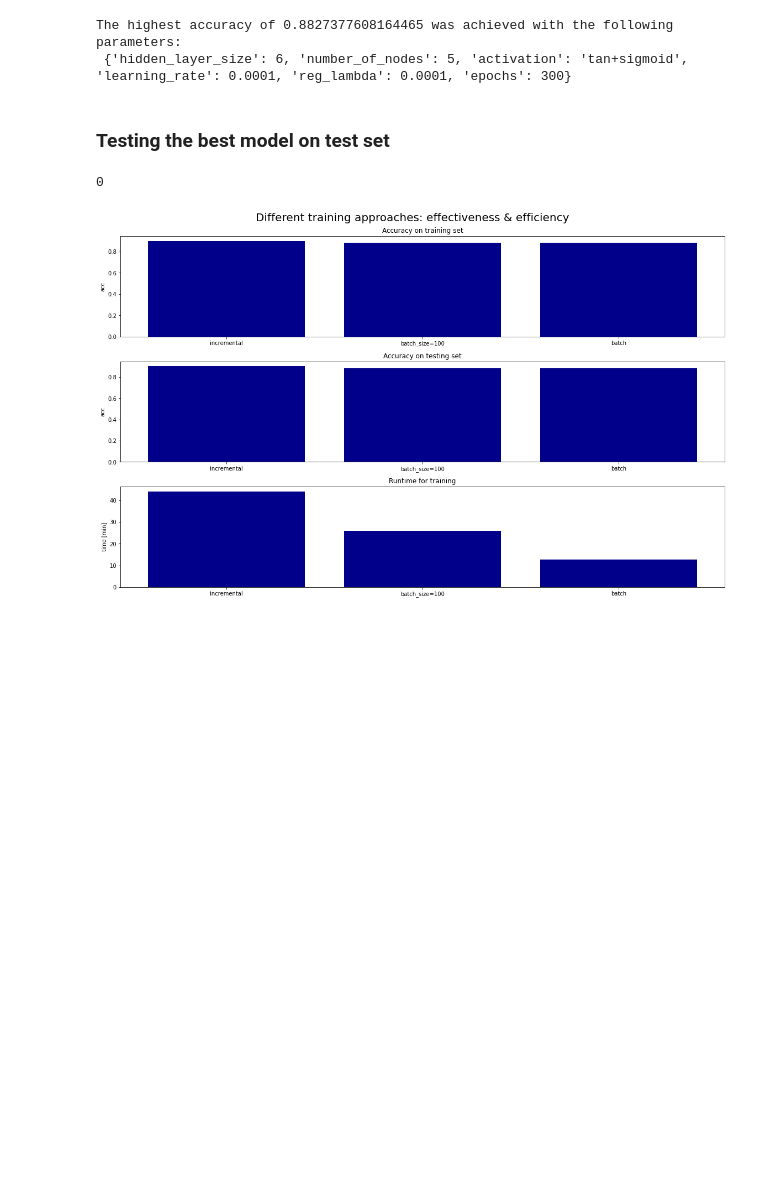
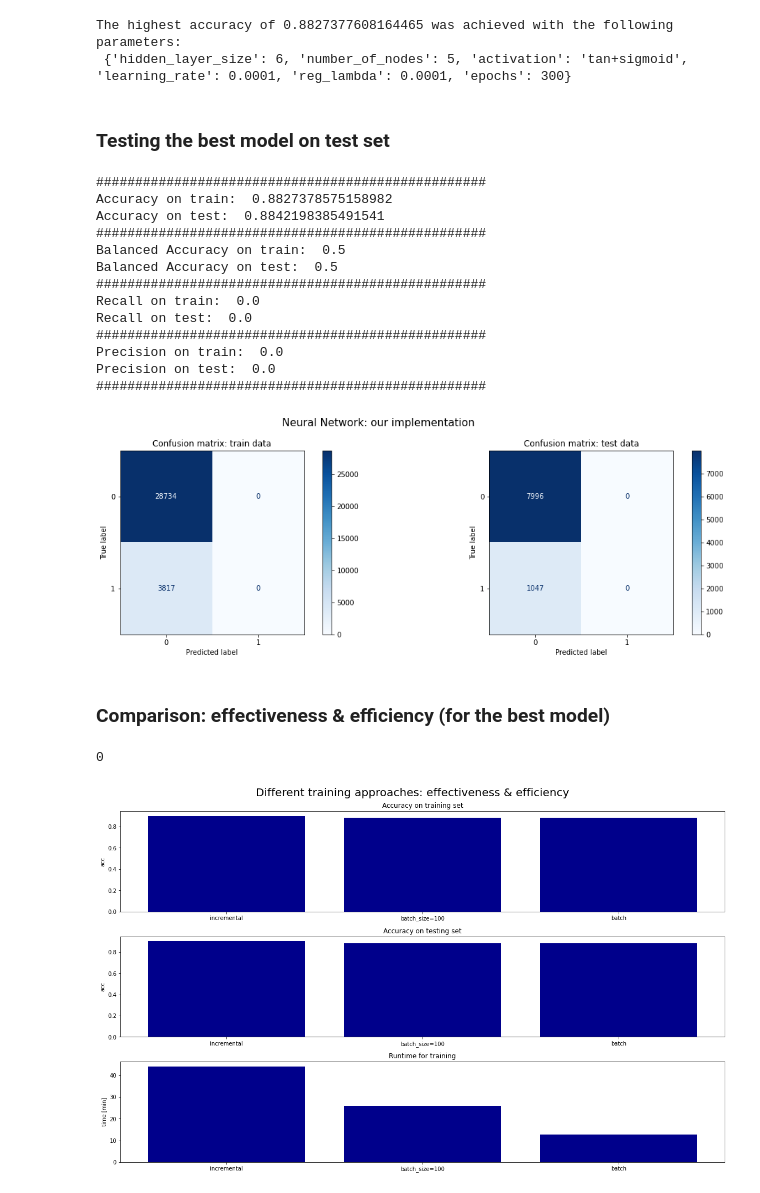
Before and after one commit to nadiaverdha/MachineLearningEx2, a Jupyter notebook: Ex2_bank.ipynb, the cells around one changed output. Cells and saved outputs as stored; diff of their text form; code cells hidden in the pictures; blank space fills up the shorter version.

```diff
--- a/Ex2_bank.ipynb
+++ b/Ex2_bank.ipynb
@@ -344,25 +344,43 @@ The highest accuracy of 0.8827377608164465 was achieved with the following param
 # %%
 seed = 1234
 net = Network()
 net.add(FCLayer(13, 5,seed =  seed))
 net.add(ActivationLayer(tanh, tanh_prime))
 net.add(FCLayer(5, 5,seed =  seed))
 net.add(ActivationLayer(tanh, tanh_prime))
 net.add(FCLayer(5, 5,seed =  seed))
 net.add(ActivationLayer(tanh, tanh_prime))
 net.add(FCLayer(5, 5,seed =  seed))
 net.add(ActivationLayer(tanh, tanh_prime))
 net.add(FCLayer(5, 5,seed =  seed))
 net.add(ActivationLayer(tanh, tanh_prime))
 net.add(FCLayer(5, 5,seed =  seed))
 net.add(ActivationLayer(tanh, tanh_prime))
 net.add(FCLayer(5, 5,seed =  seed))
 net.add(ActivationLayer(tanh, tanh_prime))
 net.add(FCLayer(5, 2,seed =  seed))
 net.add(ActivationLayer(sigmoid, sigmoid_prime))
 net.use(binary_cross_entropy, binary_cross_entropy_prime)
-# net.fit_batch(X_train_std, y_train, epochs=300, learning_rate=0.0001,reg_lambda = 0.0001,batch_mode = 'ridge')
+# net.fit_batch(X_train_std, y_train, epochs=300, learning_rate=0.0001,reg_lambda = 0.0001, batch_mode = 'ridge')
 # net.plot_error_curve(err_vect)
+net.nn_evaluate_binary(x_train=X_train_std, y_train=y_train, x_test=X_test_std, y_test=y_test, epochs=300, learning_rate=0.0001, mode='batch', reg_lambda=0.0001, batch_mode='ridge')
+# %% [output]
+##################################################
+Accuracy on train:  0.8827378575158982
+Accuracy on test:  0.8842198385491541
+##################################################
+Balanced Accuracy on train:  0.5
+Balanced Accuracy on test:  0.5
+##################################################
+Recall on train:  0.0
+Recall on test:  0.0
+##################################################
+Precision on train:  0.0
+Precision on test:  0.0
+##################################################
+[figure, added]
+# %% [markdown]
+### Comparison: effectiveness & efficiency (for the best model)
 # %%
 seed = 1234
 net = Network()
```
